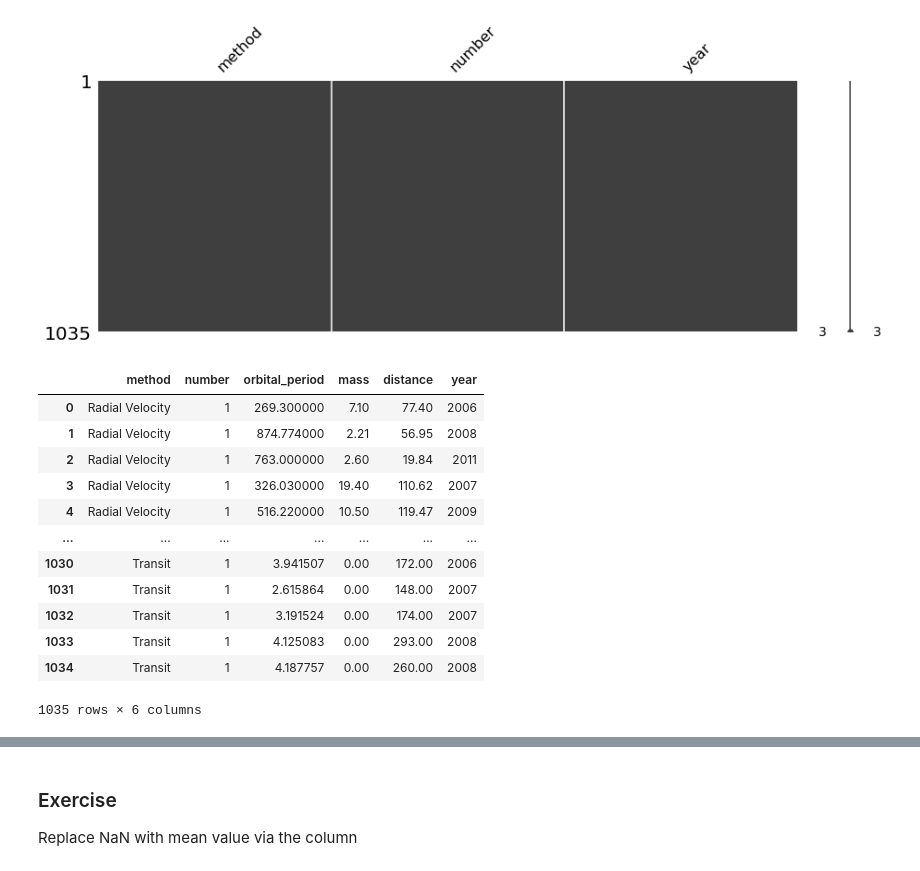
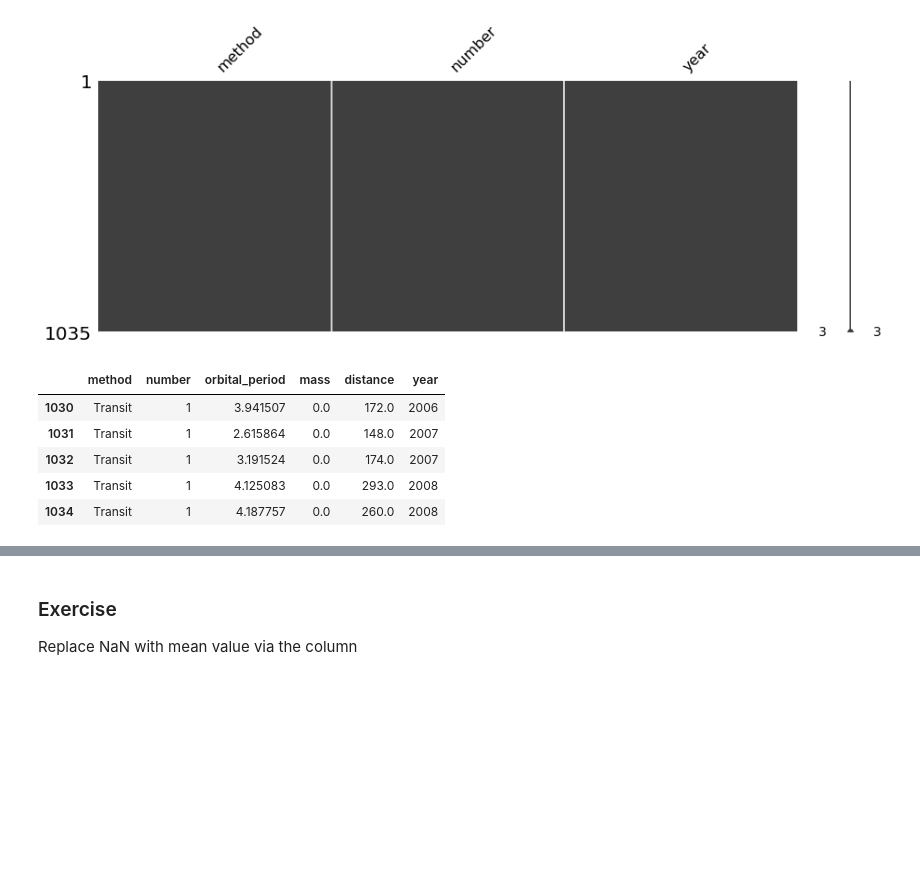
Before and after one commit to DzygaSkoryk/astronomy_python, a Jupyter notebook: Pandas/Pandas_Part2.ipynb, the cells around one changed output, grey strips where cells are left out. Cells and saved outputs as stored; diff of their text form; code cells hidden in the pictures; blank space fills up the shorter version.

```diff
--- a/Pandas/Pandas_Part2.ipynb
+++ b/Pandas/Pandas_Part2.ipynb
@@ -71,21 +203,14 @@ missingno.matrix(planets.dropna(axis='columns'), figsize = (15,5));
 [figure]
 # %%
 # fill nan
-planets.fillna(0)
+planets.fillna(0).tail()
 # %% [output]
 |  | method | number | orbital_period | mass | distance | year |
-| 0 | Radial Velocity | 1 | 269.300000 | 7.10 | 77.40 | 2006 |
-| 1 | Radial Velocity | 1 | 874.774000 | 2.21 | 56.95 | 2008 |
-| 2 | Radial Velocity | 1 | 763.000000 | 2.60 | 19.84 | 2011 |
-| 3 | Radial Velocity | 1 | 326.030000 | 19.40 | 110.62 | 2007 |
-| 4 | Radial Velocity | 1 | 516.220000 | 10.50 | 119.47 | 2009 |
-| ... | ... | ... | ... | ... | ... | ... |
-| 1030 | Transit | 1 | 3.941507 | 0.00 | 172.00 | 2006 |
-| 1031 | Transit | 1 | 2.615864 | 0.00 | 148.00 | 2007 |
-| 1032 | Transit | 1 | 3.191524 | 0.00 | 174.00 | 2007 |
-| 1033 | Transit | 1 | 4.125083 | 0.00 | 293.00 | 2008 |
-| 1034 | Transit | 1 | 4.187757 | 0.00 | 260.00 | 2008 |
+| 1030 | Transit | 1 | 3.941507 | 0.0 | 172.0 | 2006 |
+| 1031 | Transit | 1 | 2.615864 | 0.0 | 148.0 | 2007 |
+| 1032 | Transit | 1 | 3.191524 | 0.0 | 174.0 | 2007 |
+| 1033 | Transit | 1 | 4.125083 | 0.0 | 293.0 | 2008 |
+| 1034 | Transit | 1 | 4.187757 | 0.0 | 260.0 | 2008 |
-1035 rows × 6 columns
 # %%
 # forward-fill
 planets.fillna(method='ffill')['mass'].plot()
```
Also changed, not shown: parts of 46 cells of this notebook, 2 other files.
